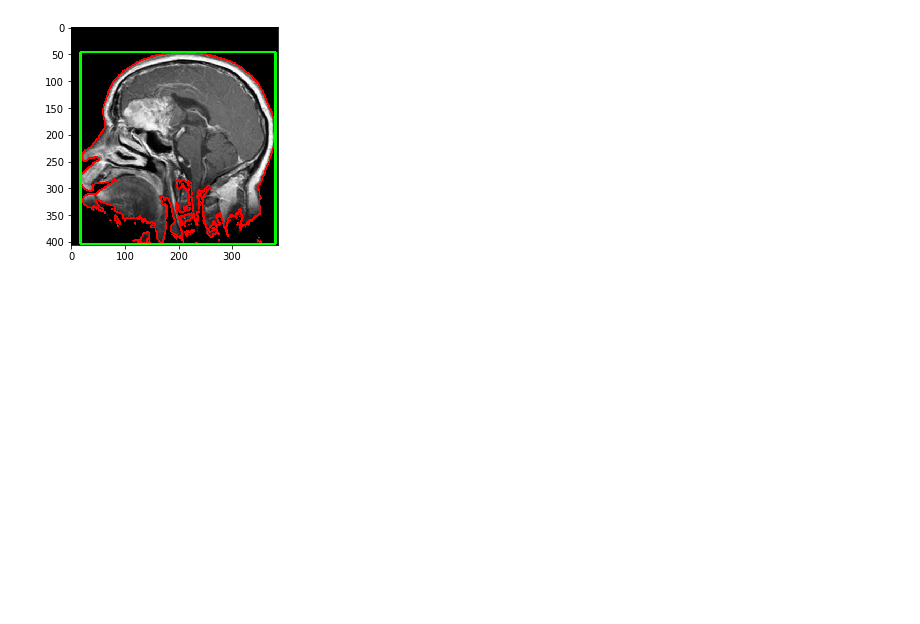
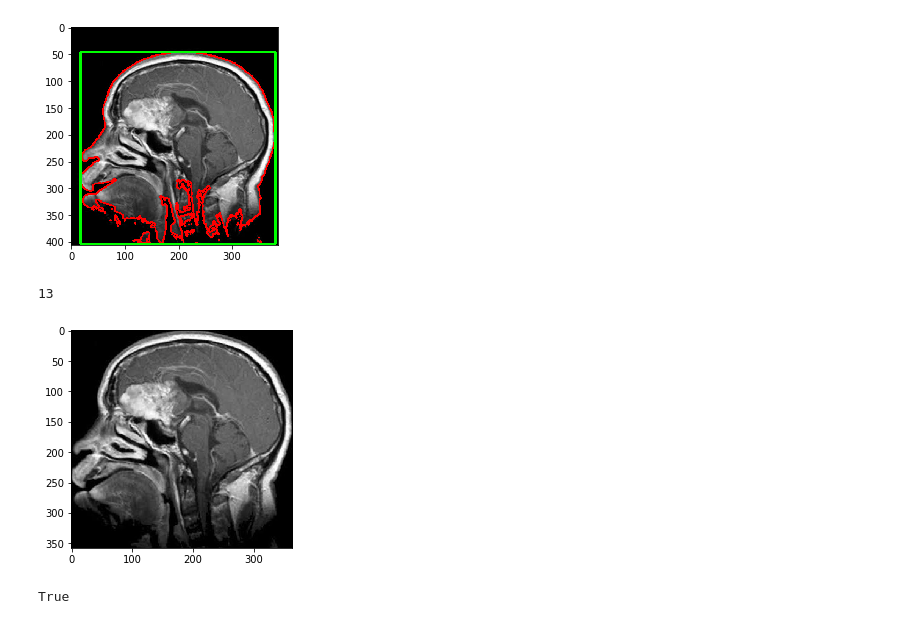
Before and after one commit to jk121925/Brain_Tumor_Dection_DL, a Jupyter notebook: 00_pre_processing_erase background & crop.ipynb, the cells around one changed output. Cells and saved outputs as stored; diff of their text form; code cells hidden in the pictures; blank space fills up the shorter version.

```diff
--- a/Untitled3.ipynb
+++ b/00_pre_processing_erase background & crop.ipynb
@@ -4,10 +4,11 @@ import cv2
 import numpy as np
 import matplotlib.pyplot as plt
 # %%
-img = cv2.imread('C:\\Users\\jk121\\Desktop\\temp\\archive\\Testing\\glioma_tumor\\image(10).jpg')
+img_origin = cv2.imread('C:\\Users\\jk121\\Desktop\\temp\\archive\\Testing\\glioma_tumor\\image(10).jpg')
 # %%
-img = cv2.cvtColor(img,cv2.COLOR_BGR2RGB)
-plt.imshow(img)
+img = cv2.cvtColor(img_origin,cv2.COLOR_BGR2RGB)
+out_img = img
+plt.imshow(out_img)
 # %% [output]
 <matplotlib.image.AxesImage at 0x...>
 [figure]
@@ -15,7 +16,7 @@ plt.imshow(img)
 lower = np.array([30,30,30])
 higher = np.array([250,250,250])
 # %%
-mask = cv2.inRange(img,lower,higher)
+mask = cv2.inRange(out_img,lower,higher)
 # %%
 plt.imshow(mask,'gray')
 # %% [output]
@@ -40,3 +41,15 @@ plt.imshow(img)
 # %% [output]
 <matplotlib.image.AxesImage at 0x...>
 [figure]
+# %%
+crop_img = img_origin[y: y+h, x : x+w]
+plt.imshow(crop_img)
+cv2.imshow("image",crop_img)
+cv2.waitKey(0)
+# %% [output]
+13
+[figure, added]
+# %%
+cv2.imwrite('temp1.jpg',crop_img)
+# %% [output]
+True
```
Also changed, not shown: parts of 2 cells of this notebook, 4 other files.
